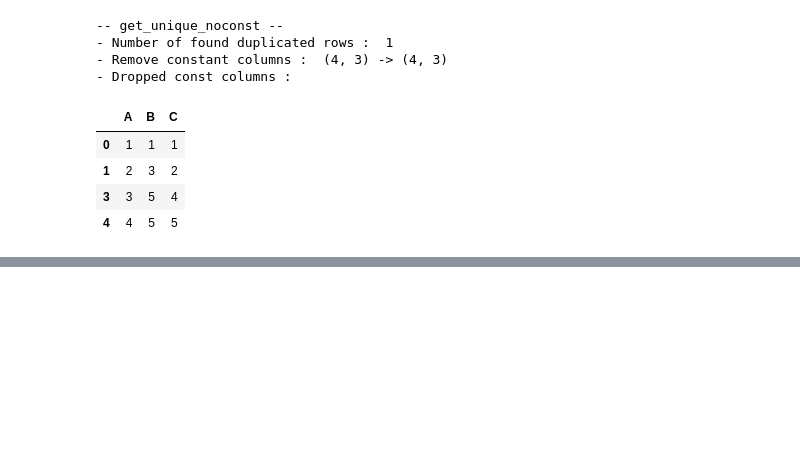
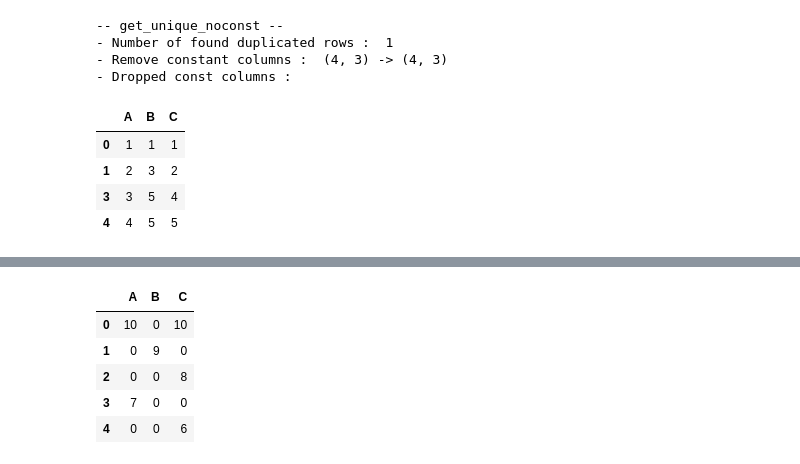
Before and after one commit to vfdev-5/MDF-TDS, a Jupyter notebook: tests.ipynb, the cells around one changed output, grey strips where cells are left out. Saved outputs shown, nothing was run; the diff lists cells and outputs as text; code cells hidden in the pictures; blank space fills up the shorter version.

```diff
--- a/tests.ipynb
+++ b/tests.ipynb
@@ -41,3 +41,6 @@ df2
 | 1 | 2 | 3 | 2 |
 | 3 | 3 | 5 | 4 |
 | 4 | 4 | 5 | 5 |
+# %%
+df = pd.DataFrame(data={'A': [1,0,0,1,0], 'B': [0,1,0,0,0], 'C' : [1,0,1,0,1]})
+df_nb = pd.DataFrame(data={'nA': [10,9,8,7,6]})
@@ -43,0 +62,14 @@ df2
+# %%
+cols = df.columns
+res = pd.DataFrame(columns=cols)
+for c in cols:
+    res[c] = df[c] * df_nb['nA']
+# %%
+res
+# %% [output]
+|  | A | B | C |
+| 0 | 10 | 0 | 10 |
+| 1 | 0 | 9 | 0 |
+| 2 | 0 | 0 | 8 |
+| 3 | 7 | 0 | 0 |
+| 4 | 0 | 0 | 6 |
```
Also changed, not shown: parts of 2 cells of this notebook, 5 other files.
